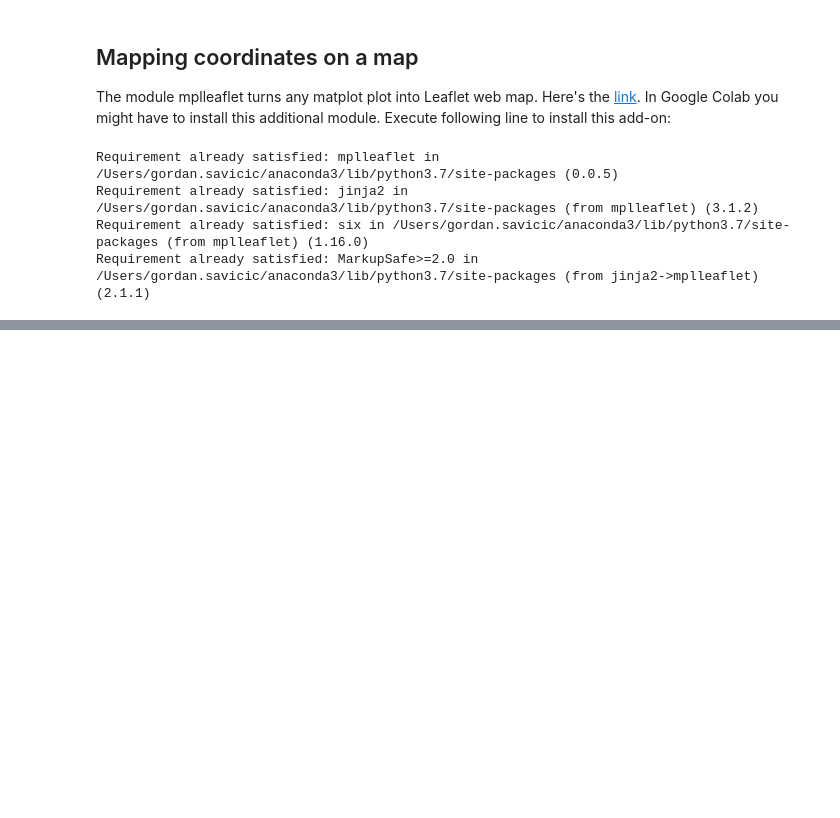
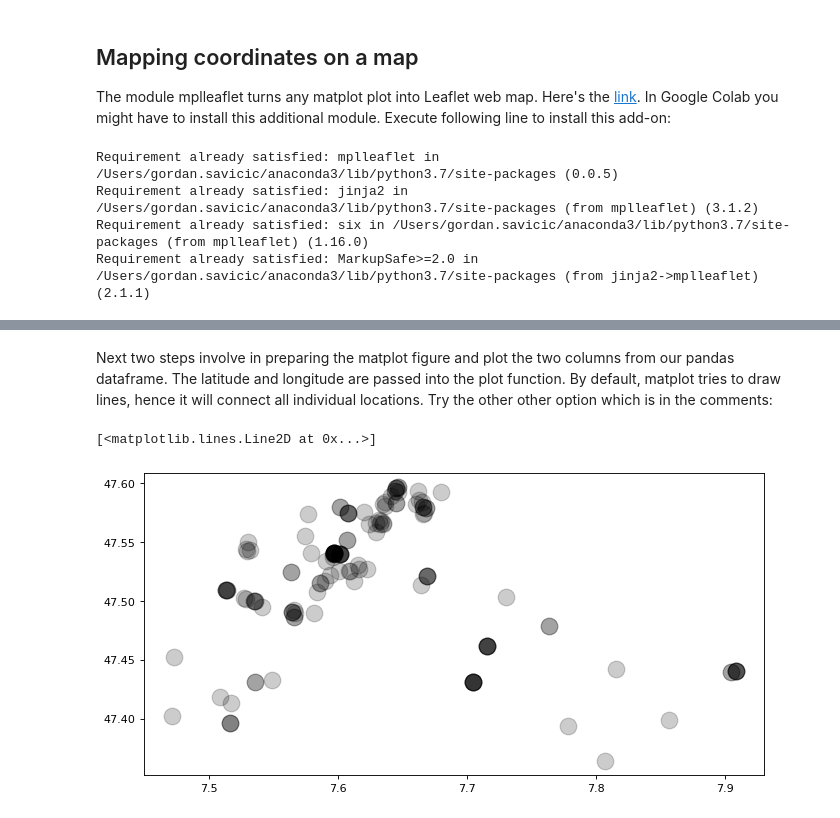
Before and after one commit to fleshgordo/cocreate22, a Jupyter notebook: 004_plotting.ipynb, the cells around one changed output, grey strips where cells are left out. Drawn from its saved outputs; the diff is of its cells as text; code cells hidden in the pictures; blank space fills up the shorter version.

```diff
--- a/004_plotting.ipynb
+++ b/004_plotting.ipynb
@@ -75,5 +83,4 @@ import geopandas as gpd
 # %%
-track = gpd.read_file("sample_data/track.geojson")
-track.plot(color="red")
-#plt.plot(track['geometry'])
+df = pd.read_csv("./sample_data/output.csv")
+df.head()
 # %% [output]
@@ -82 +110,12 @@ track.plot(color="red")
+# %% [markdown]
+Next two steps involve in preparing the matplot figure and plot the two columns from our pandas dataframe. The latitude and longitude are passed into the plot function. By default, matplot tries to draw lines, hence it will connect all individual locations. Try the other other option which is in the comments:
+# %%
+fig = plt.figure(figsize=(10,5), dpi=80)
+#plt.plot(df["lng"],df["lat"])
+
+# use different styling
+plt.plot(df["lng"],df["lat"],"ko",markersize=15,alpha=.2)
+# %% [output]
+[<matplotlib.lines.Line2D at 0x...>]
+[figure, added]
 # %%
```
Also changed, not shown: parts of 14 cells of this notebook, 1 other file.
